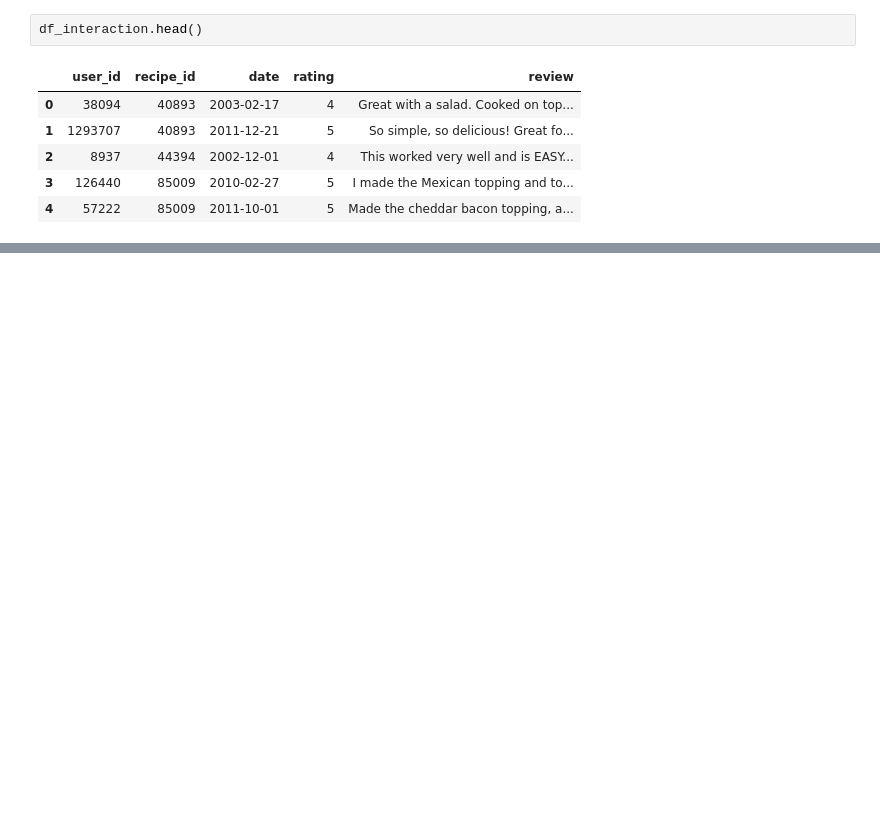
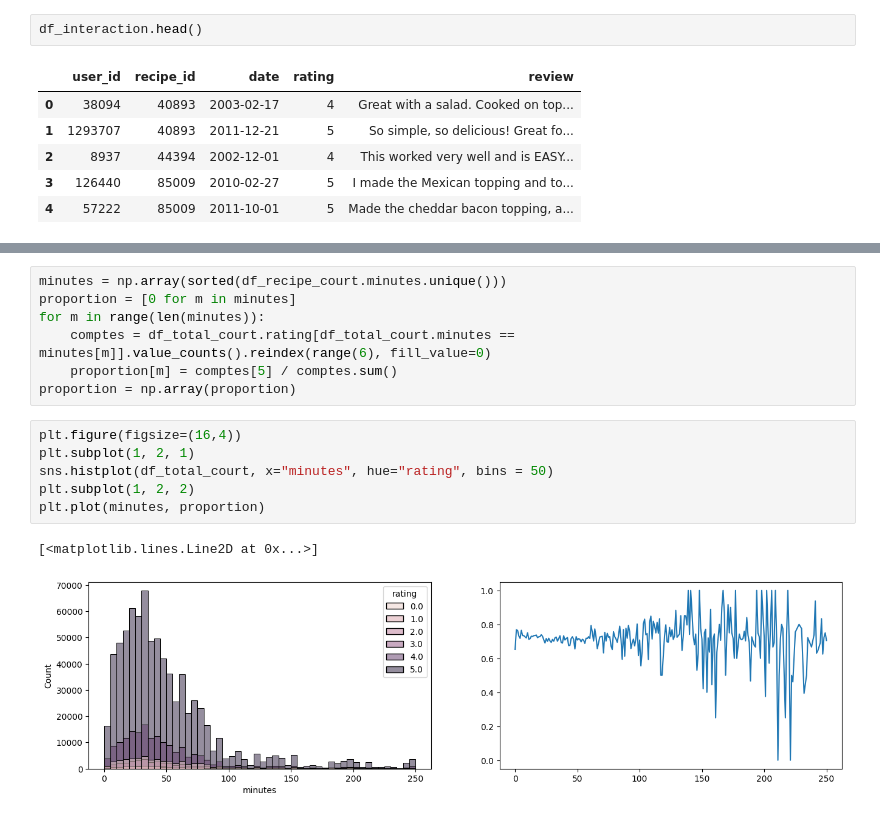
Before and after one commit to shanoether/kit_big_data_mangetamain, a Jupyter notebook: notebook/load_data.ipynb, the cells around one changed output, grey strips where cells are left out. Drawn from its saved outputs; the diff is of its cells as text; blank space fills up the shorter version.

```diff
--- a/notebook/load_data.ipynb
+++ b/notebook/load_data.ipynb
@@ -24,0 +57,16 @@ df_recipe.head()
+# %%
+minutes = np.array(sorted(df_recipe_court.minutes.unique()))
+proportion = [0 for m in minutes]
+for m in range(len(minutes)):
+    comptes = df_total_court.rating[df_total_court.minutes == minutes[m]].value_counts().reindex(range(6), fill_value=0)
+    proportion[m] = comptes[5] / comptes.sum()
+proportion = np.array(proportion)
+# %%
+plt.figure(figsize=(16,4))
+plt.subplot(1, 2, 1)
+sns.histplot(df_total_court, x="minutes", hue="rating", bins = 50)
+plt.subplot(1, 2, 2)
+plt.plot(minutes, proportion)
+# %% [output]
+[<matplotlib.lines.Line2D at 0x...>]
+[figure, added]
```
Also changed, not shown: parts of 9 cells of this notebook, 11 other files.
